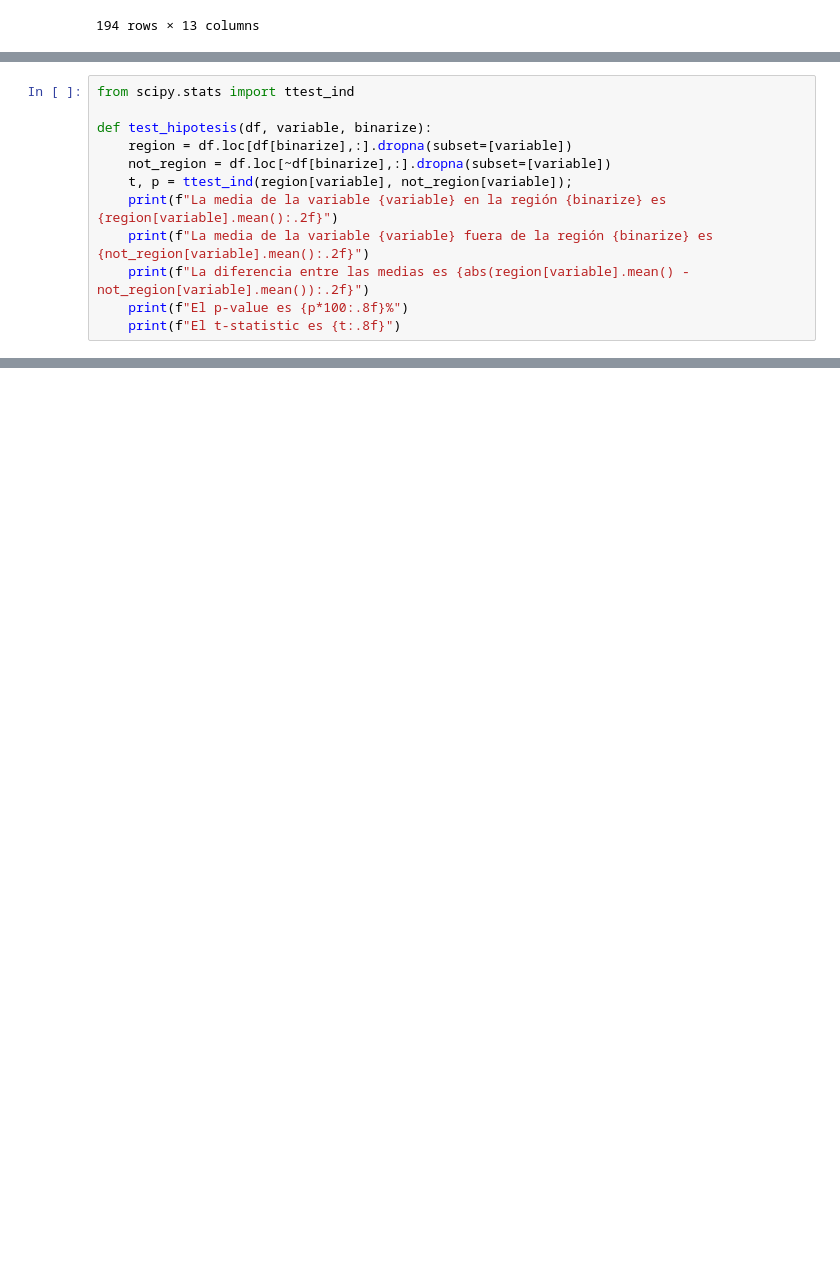
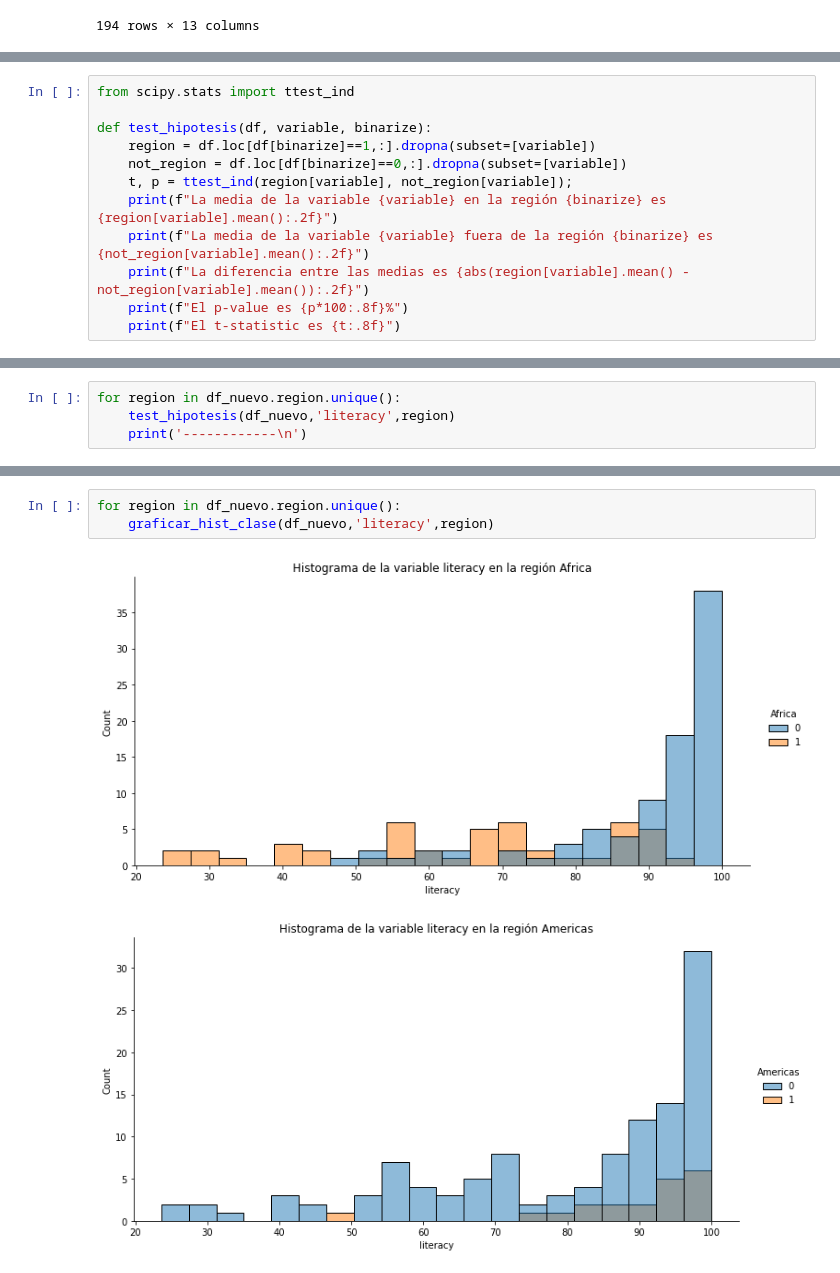
Before and after one commit to tomaspemora/desafio-latam-tareas-BA-TP, a Jupyter notebook: fundamentos_data_science/Desafio_Evaluado_4/desafio_ev.ipynb, the cells around one changed output, grey strips where cells are left out. Saved outputs shown, nothing was run; the diff lists cells and outputs as text; blank space fills up the shorter version.

```diff
--- a/fundamentos_data_science/Desafio_Evaluado_4/desafio_ev.ipynb
+++ b/fundamentos_data_science/Desafio_Evaluado_4/desafio_ev.ipynb
@@ -55,8 +51,8 @@ df_nuevo
 from scipy.stats import ttest_ind
 
 def test_hipotesis(df, variable, binarize):
-    region = df.loc[df[binarize],:].dropna(subset=[variable])
-    not_region = df.loc[~df[binarize],:].dropna(subset=[variable])
+    region = df.loc[df[binarize]==1,:].dropna(subset=[variable])
+    not_region = df.loc[df[binarize]==0,:].dropna(subset=[variable])
     t, p = ttest_ind(region[variable], not_region[variable]);
     print(f"La media de la variable {variable} en la región {binarize} es {region[variable].mean():.2f}")
     print(f"La media de la variable {variable} fuera de la región {binarize} es {not_region[variable].mean():.2f}")
@@ -87,0 +82,4 @@ graficar_hist_clase(df_nuevo,'chldmort','Oceania');
+# %%
+for region in df_nuevo.region.unique():
+    test_hipotesis(df_nuevo,'literacy',region)
+    print('------------\n')
@@ -87,0 +104,6 @@ graficar_hist_clase(df_nuevo,'chldmort','Oceania');
+# %%
+for region in df_nuevo.region.unique():
+    graficar_hist_clase(df_nuevo,'literacy',region)
+# %% [output]
+[figure, added]
+[figure, added]
```
Also changed, not shown: parts of 8 cells of this notebook.
